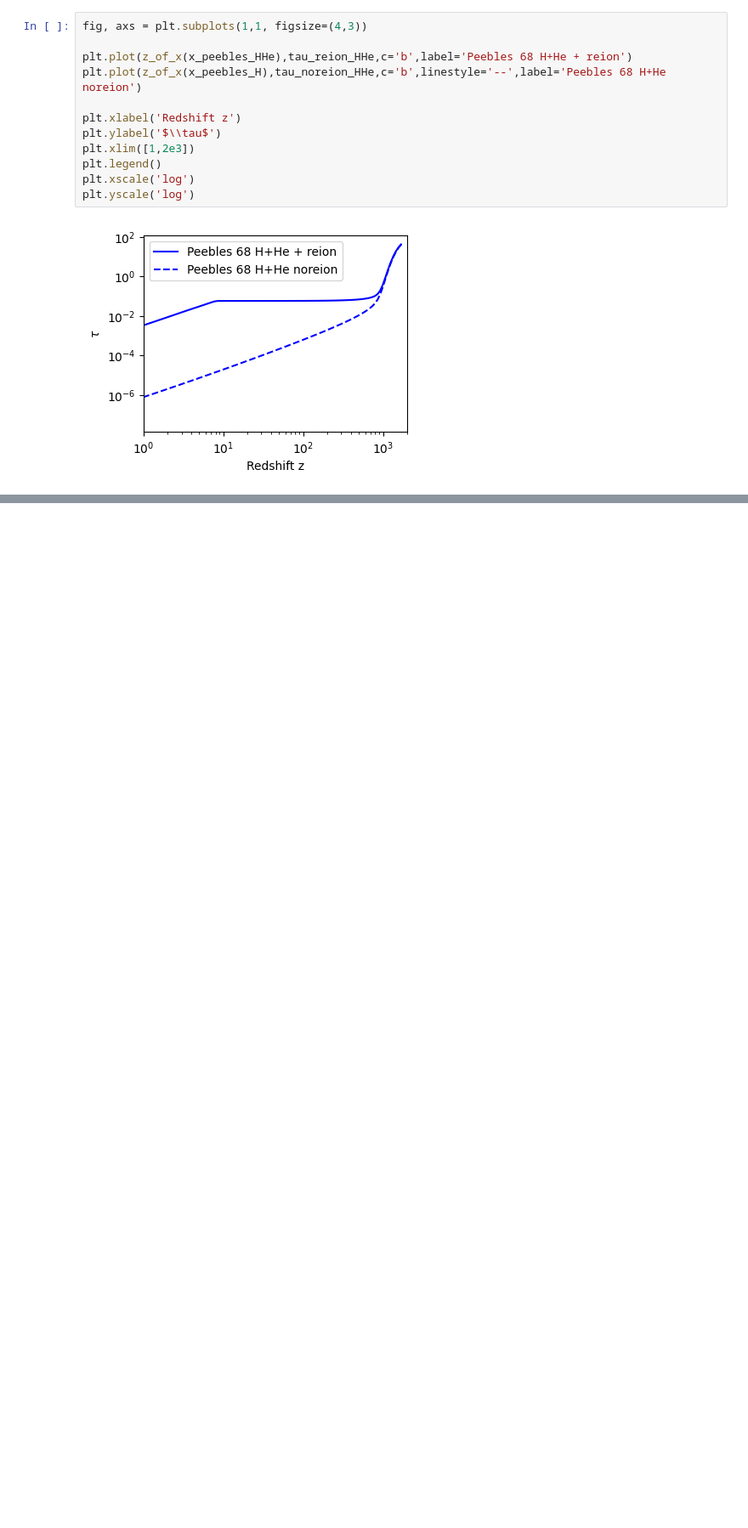
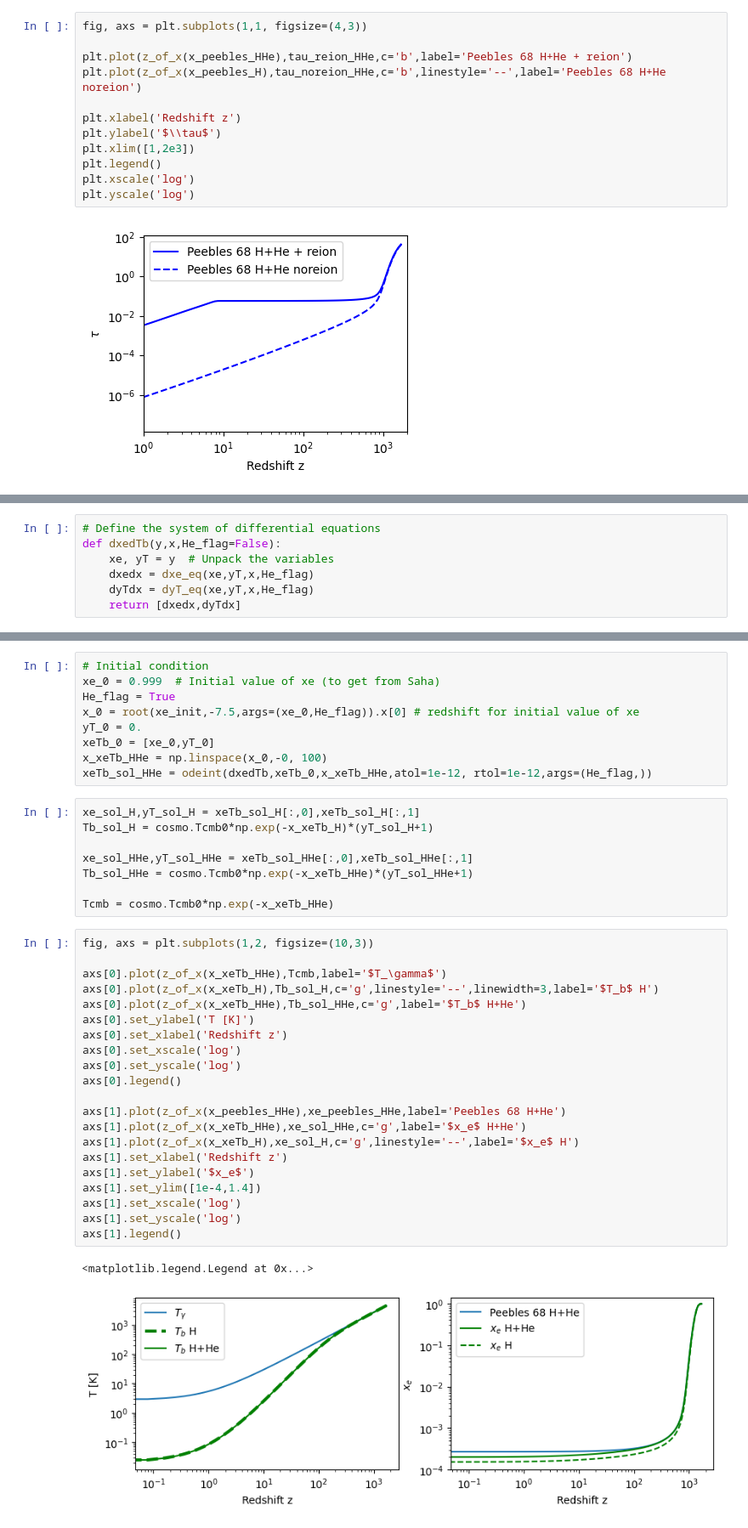
Before and after one commit to lvanwaerbeke/Cosmology, a Jupyter notebook: recombination.ipynb, the cells around one changed output, grey strips where cells are left out. Shown: that part at 85% size. Drawn from its saved outputs; the diff is of its cells as text; blank space fills up the shorter version.

```diff
--- a/recombination.ipynb
+++ b/recombination.ipynb
@@ -408,0 +439,7 @@ plt.yscale('log')
+# %%
+# Define the system of differential equations
+def dxedTb(y,x,He_flag=False):
+    xe, yT = y  # Unpack the variables
+    dxedx = dxe_eq(xe,yT,x,He_flag)
+    dyTdx = dyT_eq(xe,yT,x,He_flag)
+    return [dxedx,dyTdx]
@@ -408,0 +455,41 @@ plt.yscale('log')
+# %%
+# Initial condition
+xe_0 = 0.999  # Initial value of xe (to get from Saha)
+He_flag = True
+x_0 = root(xe_init,-7.5,args=(xe_0,He_flag)).x[0] # redshift for initial value of xe
+yT_0 = 0.
+xeTb_0 = [xe_0,yT_0]
+x_xeTb_HHe = np.linspace(x_0,-0, 100)
+xeTb_sol_HHe = odeint(dxedTb,xeTb_0,x_xeTb_HHe,atol=1e-12, rtol=1e-12,args=(He_flag,))
+# %%
+xe_sol_H,yT_sol_H = xeTb_sol_H[:,0],xeTb_sol_H[:,1]
+Tb_sol_H = cosmo.Tcmb0*np.exp(-x_xeTb_H)*(yT_sol_H+1)
+
+xe_sol_HHe,yT_sol_HHe = xeTb_sol_HHe[:,0],xeTb_sol_HHe[:,1]
+Tb_sol_HHe = cosmo.Tcmb0*np.exp(-x_xeTb_HHe)*(yT_sol_HHe+1)
+
+Tcmb = cosmo.Tcmb0*np.exp(-x_xeTb_HHe)
+# %%
+fig, axs = plt.subplots(1,2, figsize=(10,3))
+
+axs[0].plot(z_of_x(x_xeTb_HHe),Tcmb,label='$T_\gamma$')
+axs[0].plot(z_of_x(x_xeTb_H),Tb_sol_H,c='g',linestyle='--',linewidth=3,label='$T_b$ H')
+axs[0].plot(z_of_x(x_xeTb_HHe),Tb_sol_HHe,c='g',label='$T_b$ H+He')
+axs[0].set_ylabel('T [K]')
+axs[0].set_xlabel('Redshift z')
+axs[0].set_xscale('log')
+axs[0].set_yscale('log')
+axs[0].legend()
+
+axs[1].plot(z_of_x(x_peebles_HHe),xe_peebles_HHe,label='Peebles 68 H+He')
+axs[1].plot(z_of_x(x_xeTb_HHe),xe_sol_HHe,c='g',label='$x_e$ H+He')
+axs[1].plot(z_of_x(x_xeTb_H),xe_sol_H,c='g',linestyle='--',label='$x_e$ H')
+axs[1].set_xlabel('Redshift z')
+axs[1].set_ylabel('$x_e$')
+axs[1].set_ylim([1e-4,1.4])
+axs[1].set_xscale('log')
+axs[1].set_yscale('log')
+axs[1].legend()
+# %% [output]
+<matplotlib.legend.Legend at 0x...>
+[figure, added]
```
Also changed, not shown: parts of 16 cells of this notebook.
